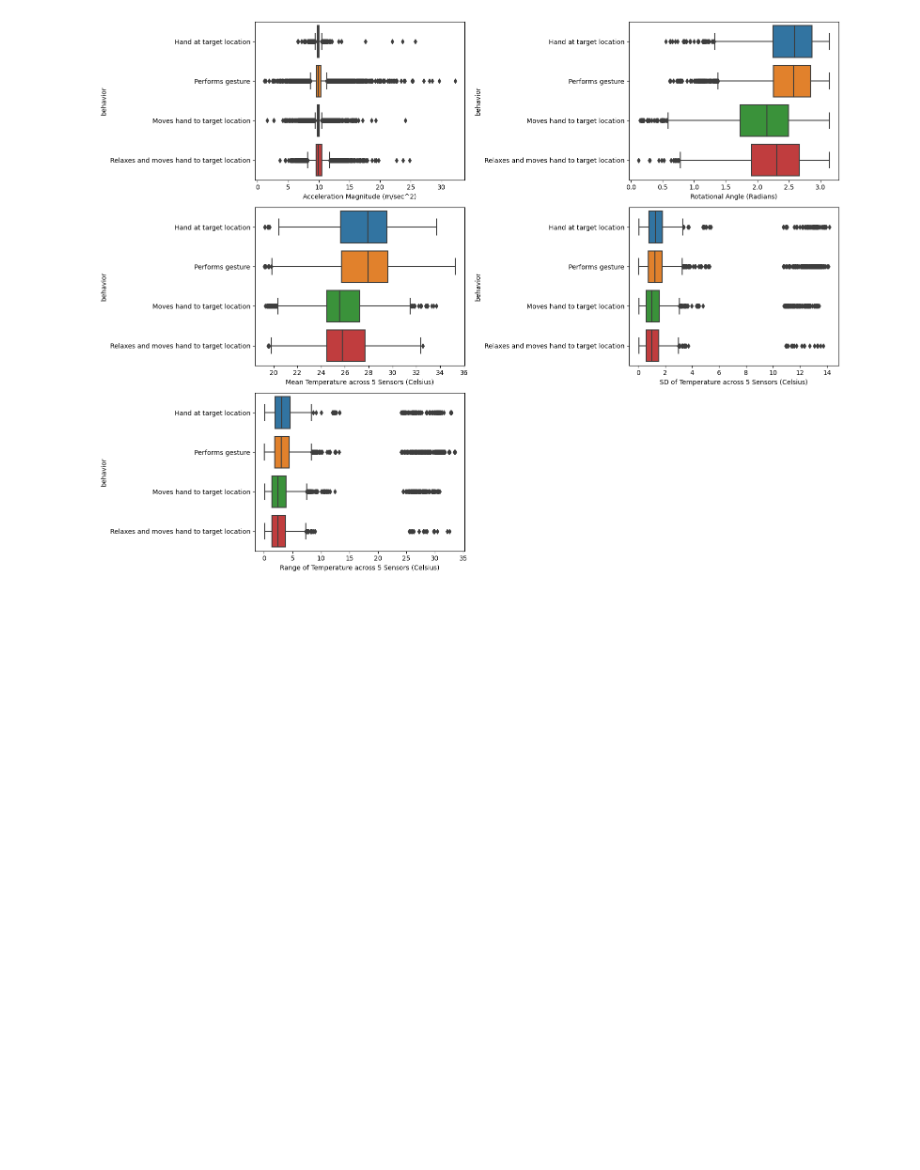
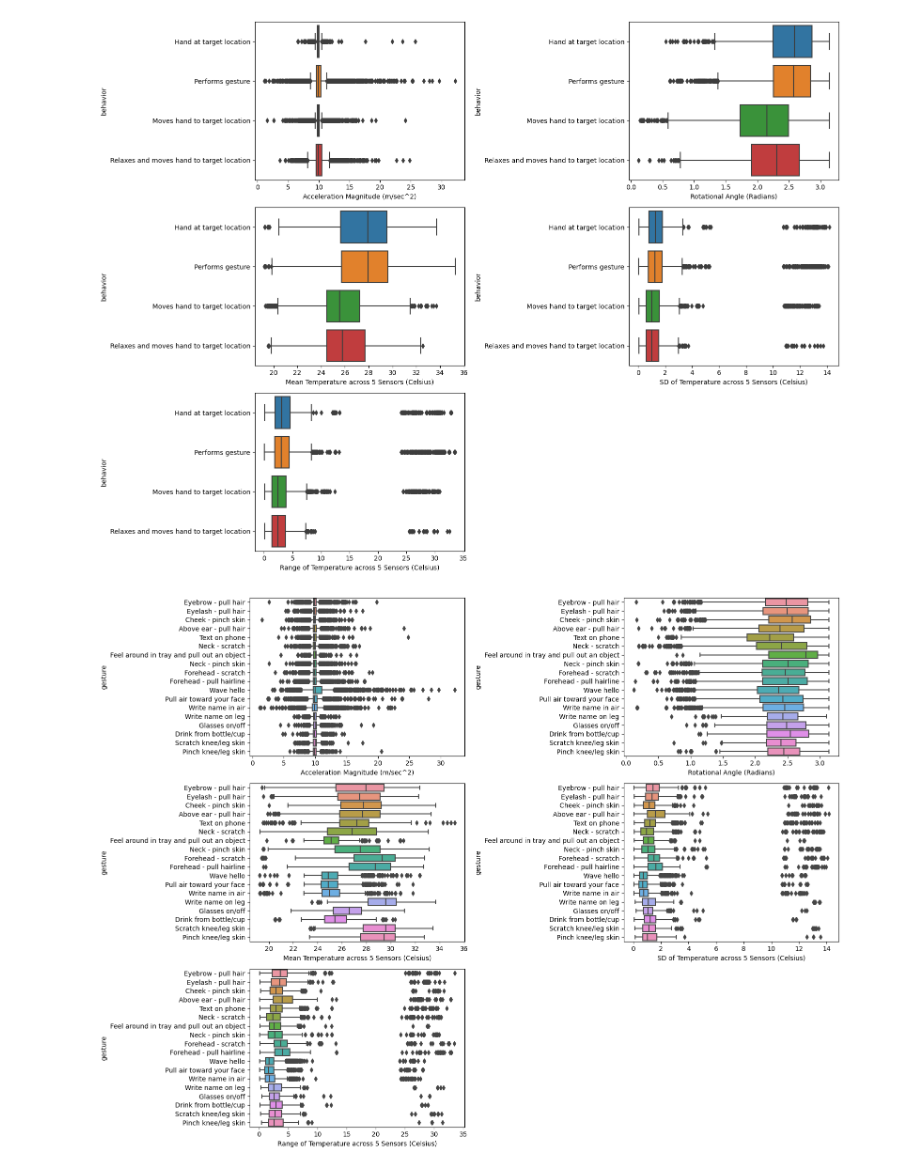
Before and after one commit to KhoaTran3126/CMI-Competition---Detect-Behavior-with-Sensor-Data, a Jupyter notebook: quick-and-dirty-eda-with-polars.ipynb, the cells around one changed output. Drawn from its saved outputs; the diff is of its cells as text; code cells hidden in the pictures; blank space fills up the shorter version.

```diff
--- a/quick-and-dirty-eda-with-polars.ipynb
+++ b/quick-and-dirty-eda-with-polars.ipynb
@@ -794,3 +794,58 @@ plt.tight_layout()
 plt.show()
 # %% [output]
 [figure]
+# %%
+k = 20000
+sequence_data = train2.select(
+    pl.col("gesture", "acc_mag", "rot_angle", "thm_mean", "thm_std", "thm_range")
+).to_pandas()
+sampled_data = sequence_data.sample(n=k, random_state=42)
+
+
+
+plt.figure(figsize=(16, 12))
+
+plt.subplot(3,2,1)
+sea.boxplot(
+    data=sampled_data,
+    x="acc_mag",
+    y="gesture",
+)
+plt.xlabel("Acceleration Magnitude (m/sec^2)")
+
+plt.subplot(3,2,2)
+sea.boxplot(
+    data=sampled_data,
+    x="rot_angle",
+    y="gesture",
+)
+plt.xlabel("Rotational Angle (Radians)")
+
+plt.subplot(3,2,3)
+sea.boxplot(
+    data=sampled_data,
+    x="thm_mean",
+    y="gesture",
+)
+plt.xlabel("Mean Temperature across 5 Sensors (Celsius)")
+
+plt.subplot(3,2,4)
+sea.boxplot(
+    data=sampled_data,
+    x="thm_std",
+    y="gesture",
+)
+plt.xlabel("SD of Temperature across 5 Sensors (Celsius)")
+
+plt.subplot(3,2,5)
+sea.boxplot(
+    data=sampled_data,
+    x="thm_range",
+    y="gesture",
+)
+plt.xlabel("Range of Temperature across 5 Sensors (Celsius)")
+
+plt.tight_layout()
+plt.show()
+# %% [output]
+[figure, added]
```
Also changed, not shown: parts of 5 cells of this notebook.
